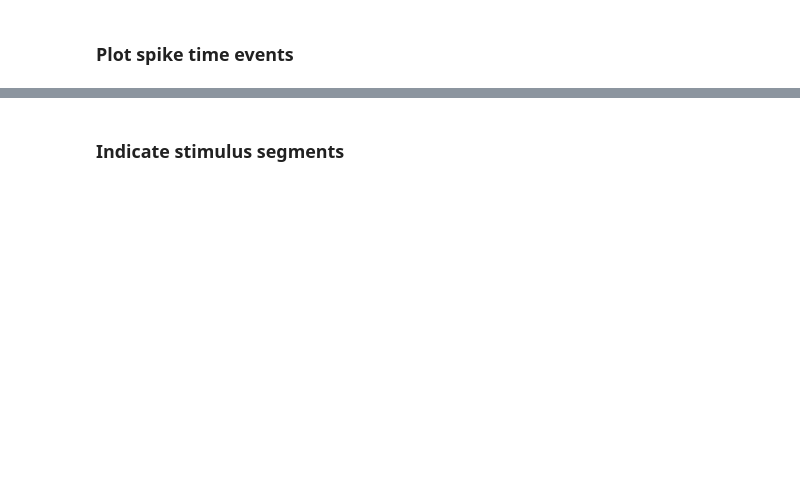
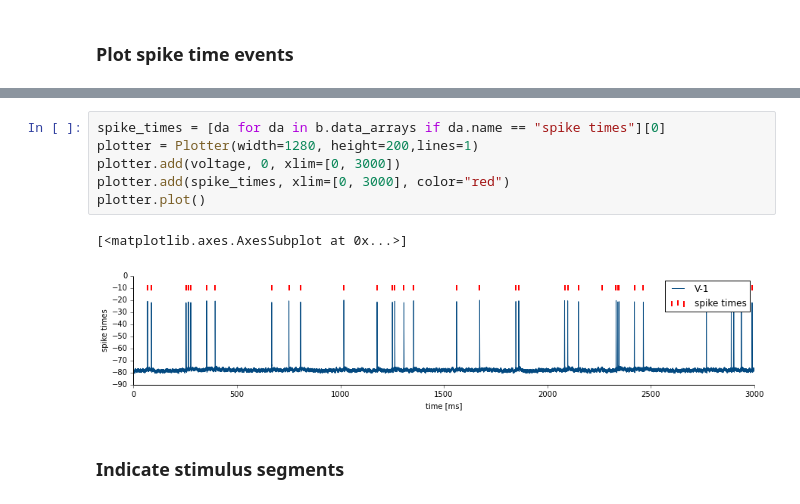
Before and after one commit to G-Node/nix-demo, a Jupyter notebook: relacs_demo.ipynb, the cells around one changed output, grey strips where cells are left out. Drawn from its saved outputs; the diff is of its cells as text; blank space fills up the shorter version.

```diff
--- a/relacs_demo.ipynb
+++ b/relacs_demo.ipynb
@@ -178,3 +101,12 @@ plt.show()
+# %%
+spike_times = [da for da in b.data_arrays if da.name == "spike times"][0]
+plotter = Plotter(width=1280, height=200,lines=1)
+plotter.add(voltage, 0, xlim=[0, 3000])
+plotter.add(spike_times, xlim=[0, 3000], color="red")
+plotter.plot()
+# %% [output]
+[<matplotlib.axes.AxesSubplot at 0x...>]
+[figure, added]
 # %% [markdown]
 ### Indicate stimulus segments
 # %%
```
Also changed, not shown: parts of 6 cells of this notebook.
